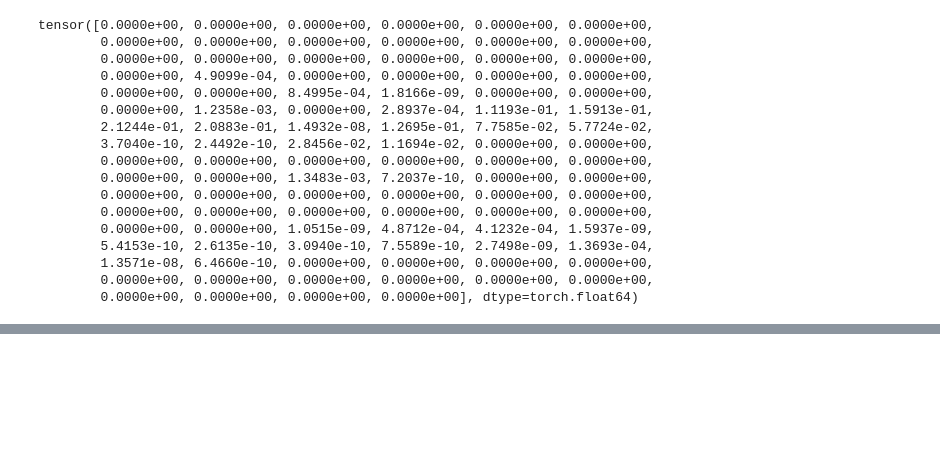
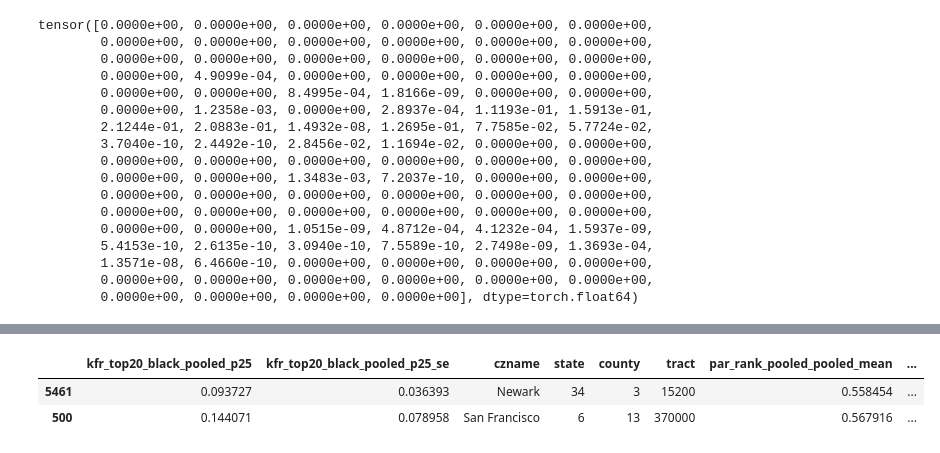
Before and after one commit to sulagna-ghosh/score-matching-empirical-bayes, a Jupyter notebook: atlas_prior_and_shrinkage.ipynb, the cells around one changed output, grey strips where cells are left out. Saved outputs shown, nothing was run; the diff lists cells and outputs as text; code cells hidden in the pictures; blank space fills up the shorter version.

```diff
--- a/atlas_prior_and_shrinkage.ipynb
+++ b/atlas_prior_and_shrinkage.ipynb
@@ -302,0 +746,19 @@ tensor([0.0000e+00, 0.0000e+00, 0.0000e+00, 0.0000e+00, 0.0000e+00, 0.0000e+00,
+# %%
+def weighted_mean(x, weights):
+    return (x * weights).sum() / weights.sum()
+
+def independent_gaussian(estimates, standard_errors):
+    precision_weights = 1 / (standard_errors**2)
+    grand_mean = weighted_mean(estimates, precision_weights)
+    grand_var = weighted_mean((estimates - grand_mean) ** 2 - standard_errors**2, precision_weights)
+
+    shrinkage_factor = grand_var / (standard_errors**2 + grand_var)
+    signal_proportion = shrinkage_factor.mean()
+
+    posterior_means = grand_mean + shrinkage_factor * (estimates - grand_mean)
+    return posterior_means, {
+        "shrinkage_factor": shrinkage_factor,
+        "signal_proportion": signal_proportion,
+        "estimated_grand_mean": grand_mean,
+        "estimated_grand_var": grand_var,
+    }
@@ -302,0 +882,20 @@ tensor([0.0000e+00, 0.0000e+00, 0.0000e+00, 0.0000e+00, 0.0000e+00, 0.0000e+00,
+# %%
+posterior_means, indep_gauss_meta = independent_gaussian(estimates, sigma_np)
+cm, cstd = local_linear_regression_conditional_moments(estimates, sigma_np, fast=True)
+posterior_means_close, close_npmle_meta = close_npmle(estimates, sigma_np, cm, cstd)
+xs = np.log10(sigma_np)
+# %%
+selected_ig = posterior_means > np.quantile(posterior_means, 0.67)
+selected_close = posterior_means_close > np.quantile(posterior_means_close, 0.67)
+idx = [
+    (((selected_ig) & (~selected_close) & (xs < -1.1)) * (estimates)).argmax(),
+    (((~selected_ig) & (selected_close) & (xs < -1.1)) * (estimates)).argmax(),
+]
+print(f"assets_introduction.py: Selected tract indices: {idx} (expected: [5461, 500])")
+print("assets_introduction.py: Selected tracts:")
+print(df.loc[idx, ["czname", "tract"]])
+print("assets_introduction.py: Expected tracts: Newark, NJ CZ (34003015200); San Francisco, CA CZ (06013370000)")
+print()
+#  idx = [5461, 500]
+# Englewood, NJ (Newark, NJ CZ, 34003015200) 77% nonwhite
+# East Richmond, CA (San Francisco, CA CZ, 06013370000) 57% nonwhite
@@ -302,0 +1309,6 @@ tensor([0.0000e+00, 0.0000e+00, 0.0000e+00, 0.0000e+00, 0.0000e+00, 0.0000e+00,
+# %%
+df.loc[idx]
+# %% [output]
+|  | kfr_top20_black_pooled_p25 | kfr_top20_black_pooled_p25_se | czname | state | county | tract | par_rank_pooled_pooled_mean | ... |
+| 5461 | 0.093727 | 0.036393 | Newark | 34 | 3 | 15200 | 0.558454 | ... |
+| 500 | 0.144071 | 0.078958 | San Francisco | 6 | 13 | 370000 | 0.567916 | ... |
```
Also changed, not shown: parts of 30 cells of this notebook, 5 other files.
